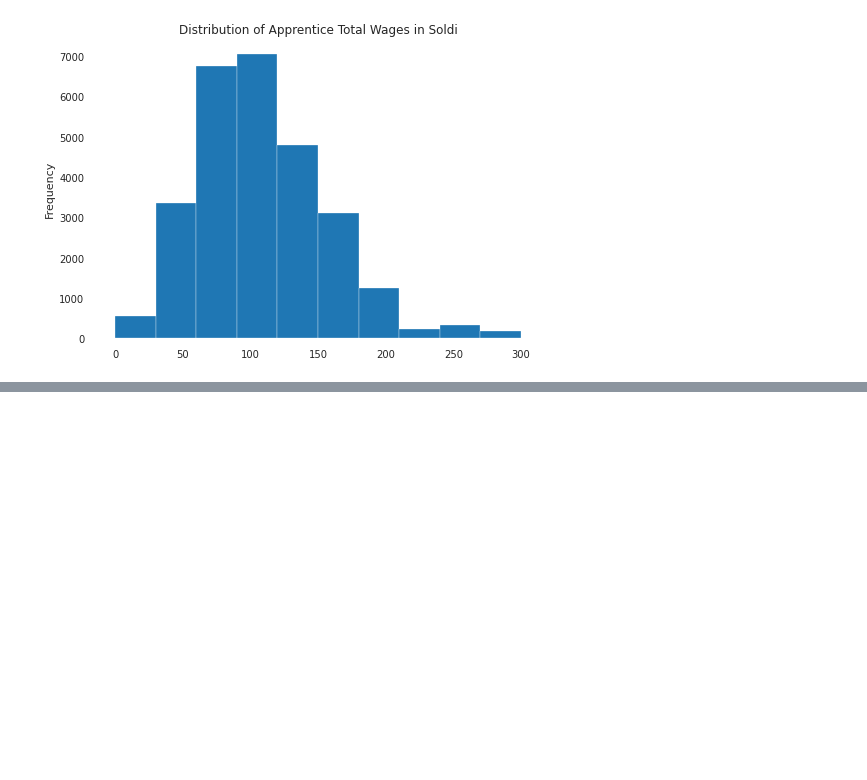
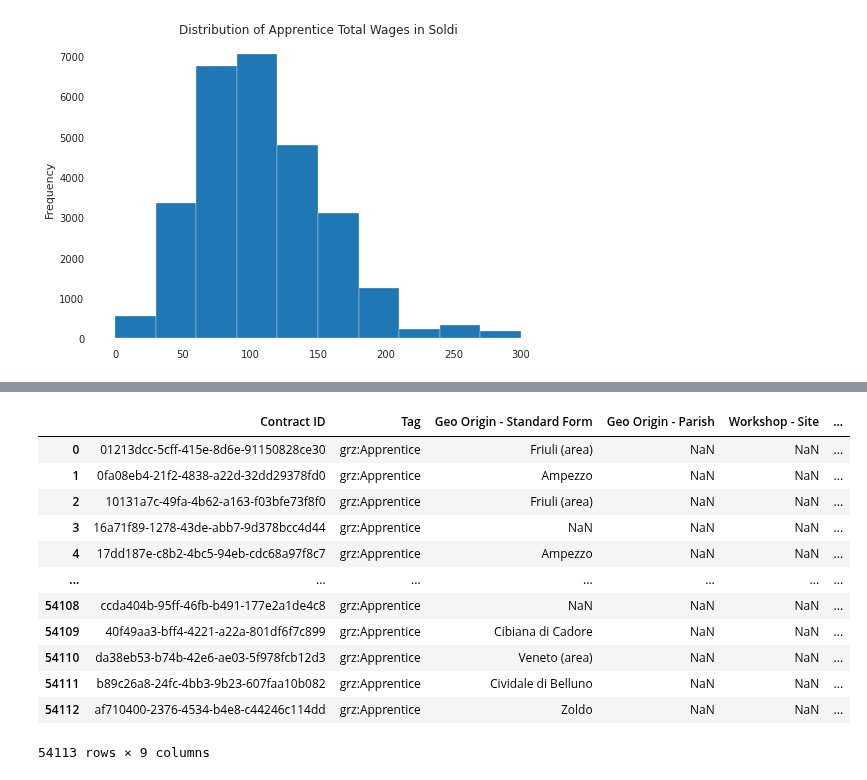
Before and after one commit to AlricRahl/Garzoni-Dataset-Exploration, a Jupyter notebook: src/Progress Notebook.ipynb, the cells around one changed output, grey strips where cells are left out. Saved outputs shown, nothing was run; the diff lists cells and outputs as text; code cells hidden in the pictures; blank space fills up the shorter version.

```diff
--- a/src/Progress Notebook.ipynb
+++ b/src/Progress Notebook.ipynb
@@ -176,0 +286,23 @@ for label in tqdm(u):
+# %%
+mentions_trimmed = mentions[["Contract ID", "Tag", "Geo Origin - Standard Form",
+                             "Geo Origin - Parish", "Workshop - Site",
+                             "Professions - Standard Form", "Person ID",
+                             "Person Name"]]
+apprentices_trimmed = mentions_trimmed[mentions_trimmed["Tag"] == "grz:Apprentice"]
+apprentices_trimmed = pd.merge(apprentices_trimmed, all_sheets["Contracts"][["Contract ID", "Date"]].copy(), on="Contract ID")
+# apprentices_trimmed["Date"] = pd.to_datetime(apprentices_trimmed["Date"], errors="coerce")
+apprentices_trimmed
+# %% [output]
+|  | Contract ID | Tag | Geo Origin - Standard Form | Geo Origin - Parish | Workshop - Site | ... |
+| 0 | 01213dcc-5cff-415e-8d6e-91150828ce30 | grz:Apprentice | Friuli (area) | NaN | NaN | ... |
+| 1 | 0fa08eb4-21f2-4838-a22d-32dd29378fd0 | grz:Apprentice | Ampezzo | NaN | NaN | ... |
+| 2 | 10131a7c-49fa-4b62-a163-f03bfe73f8f0 | grz:Apprentice | Friuli (area) | NaN | NaN | ... |
+| 3 | 16a71f89-1278-43de-abb7-9d378bcc4d44 | grz:Apprentice | NaN | NaN | NaN | ... |
+| 4 | 17dd187e-c8b2-4bc5-94eb-cdc68a97f8c7 | grz:Apprentice | Ampezzo | NaN | NaN | ... |
+| ... | ... | ... | ... | ... | ... | ... |
+| 54108 | ccda404b-95ff-46fb-b491-177e2a1de4c8 | grz:Apprentice | NaN | NaN | NaN | ... |
+| 54109 | 40f49aa3-bff4-4221-a22a-801df6f7c899 | grz:Apprentice | Cibiana di Cadore | NaN | NaN | ... |
+| 54110 | da38eb53-b74b-42e6-ae03-5f978fcb12d3 | grz:Apprentice | Veneto (area) | NaN | NaN | ... |
+| 54111 | b89c26a8-24fc-4bb3-9b23-607faa10b082 | grz:Apprentice | Cividale di Belluno | NaN | NaN | ... |
+| 54112 | af710400-2376-4534-b4e8-c44246c114dd | grz:Apprentice | Zoldo | NaN | NaN | ... |
+54113 rows × 9 columns
```
Also changed, not shown: parts of 18 cells of this notebook.
